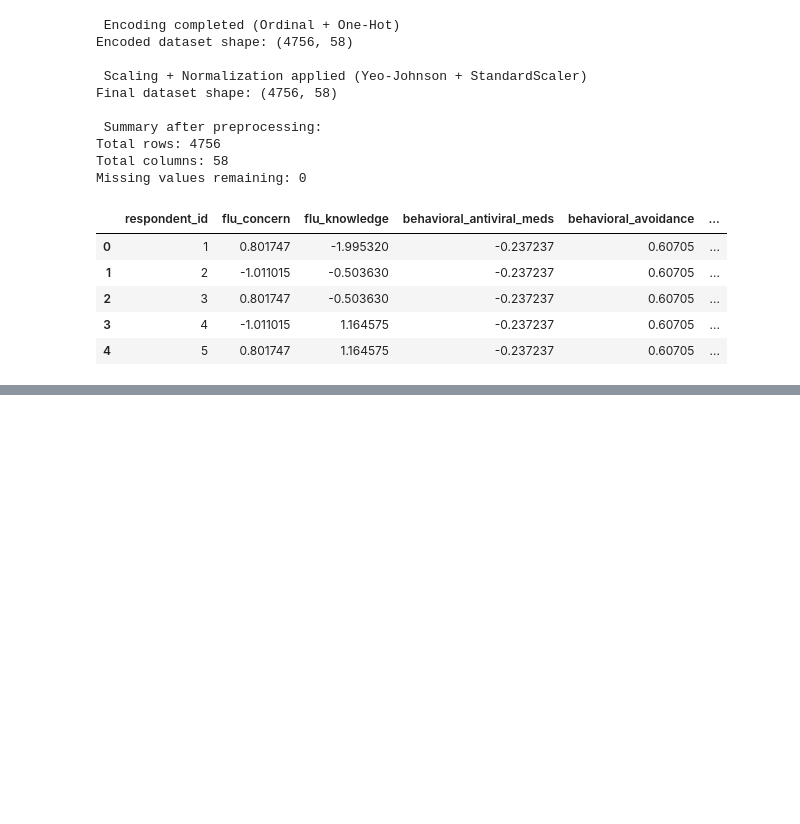
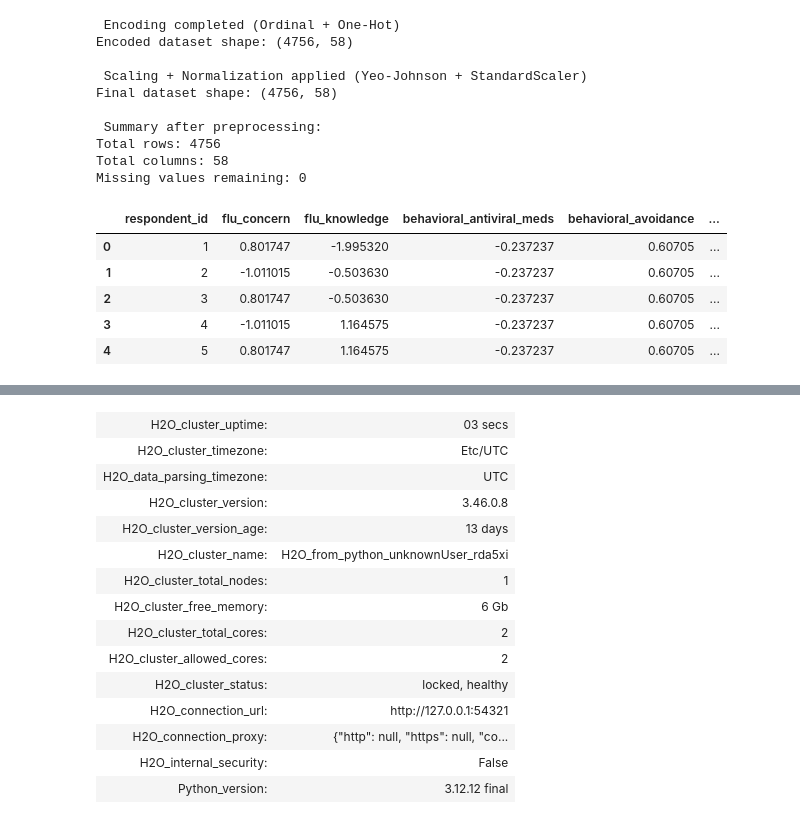
Before and after one commit to HackTheDataUH25/data_science_challenge_2025, a Jupyter notebook: Hackathon_Challenge.ipynb, the cells around one changed output, grey strips where cells are left out. Drawn from its saved outputs; the diff is of its cells as text; code cells hidden in the pictures; blank space fills up the shorter version.

```diff
--- a/Hackathon_Challenge.ipynb
+++ b/Hackathon_Challenge.ipynb
@@ -604,3 +604,83 @@ Missing values remaining: 0
 | 2 | 3 | 0.801747 | -0.503630 | -0.237237 | 0.60705 | ... |
 | 3 | 4 | -1.011015 | 1.164575 | -0.237237 | 0.60705 | ... |
 | 4 | 5 | 0.801747 | 1.164575 | -0.237237 | 0.60705 | ... |
+# %%
+# ==============================================================
+# 🚀 H2O AutoML – 15 Minute F1-Optimized Training
+# ==============================================================
+
+!pip install h2o --quiet
+import h2o
+from h2o.automl import H2OAutoML
+from h2o.frame import H2OFrame
+import pandas as pd, numpy as np, os
+
+# --------------------------------------------------------------
+# 1️⃣ Initialize H2O Cluster
+# --------------------------------------------------------------
+h2o.init(max_mem_size="6G", nthreads=-1)
+
+# --------------------------------------------------------------
+# 2️⃣ Load Preprocessed Training Dataset
+# --------------------------------------------------------------
+h2o_data = H2OFrame(train_scaled)
+
+target = "seasonal_vaccine"
+features = [c for c in h2o_data.columns if c not in ["respondent_id", target]]
+
+# Convert target to categorical for binary classification
+h2o_data[target] = h2o_data[target].asfactor()
+
+# 80/20 train-validation split
+train_h2o, valid_h2o = h2o_data.split_frame(ratios=[0.8], seed=42)
+train_h2o[target] = train_h2o[target].asfactor()
+valid_h2o[target] = valid_h2o[target].asfactor()
+
+# --------------------------------------------------------------
+# 3️⃣ Run AutoML (15 minutes, F1-focused)
+# --------------------------------------------------------------
+aml = H2OAutoML(
+    max_models=25,             # try up to 25 candidate models
+    seed=42,
+    nfolds=5,                  # more stable F1 estimation
+    balance_classes=True,
+    sort_metric="F1",          # rank and stop by F1
+    stopping_metric="F1",
+    max_runtime_secs=900       # 15 minutes = 900 seconds
+)
+
+aml.train(x=features, y=target,
+          training_frame=train_h2o,
+          validation_frame=valid_h2o)
+
+# --------------------------------------------------------------
+# 4️⃣ Leaderboard & Best Model Info
+# --------------------------------------------------------------
+lb = aml.leaderboard
+print("Top 10 Models ranked by F1:\n")
+print(lb.head(rows=10))
+
+best_model = aml.leader
+print("\nBest Model:", best_model.model_id)
+
+# Evaluate validation performance
+perf = best_model.model_performance(valid_h2o)
+print(perf)
+
+# --------------------------------------------------------------
+# 5️⃣ Find Each Model's Best F1 Threshold
+# --------------------------------------------------------------
+def best_threshold_for_f1(h2o_model, valid_frame, target_col):
+    perf = h2o_model.model_performance(valid_frame)
+    thr, f1 = perf.max_f1()
+    return float(thr), float(f1)
+
+# store model-specific best thresholds
+top5_ids = lb.head(rows=5)["model_id"].as_data_frame().values.flatten()
+thr_map = {}
+for mid in top5_ids:
+    model = h2o.get_model(mid)
+    thr, f1 = best_threshold_for_f1(model, valid_h2o, target)
+    thr_map[mid] = (thr, f1)
+thr_map
+# %% [output]
@@ -606,0 +696,15 @@ Missing values remaining: 0
+| H2O_cluster_uptime: | 03 secs |
+| H2O_cluster_timezone: | Etc/UTC |
+| H2O_data_parsing_timezone: | UTC |
+| H2O_cluster_version: | 3.46.0.8 |
+| H2O_cluster_version_age: | 13 days |
+| H2O_cluster_name: | H2O_from_python_unknownUser_rda5xi |
+| H2O_cluster_total_nodes: | 1 |
+| H2O_cluster_free_memory: | 6 Gb |
+| H2O_cluster_total_cores: | 2 |
+| H2O_cluster_allowed_cores: | 2 |
+| H2O_cluster_status: | locked, healthy |
+| H2O_connection_url: | http://127.0.0.1:54321 |
+| H2O_connection_proxy: | {"http": null, "https": null, "co... |
+| H2O_internal_security: | False |
+| Python_version: | 3.12.12 final |
```
Also changed, not shown: parts of 1 cell of this notebook.
